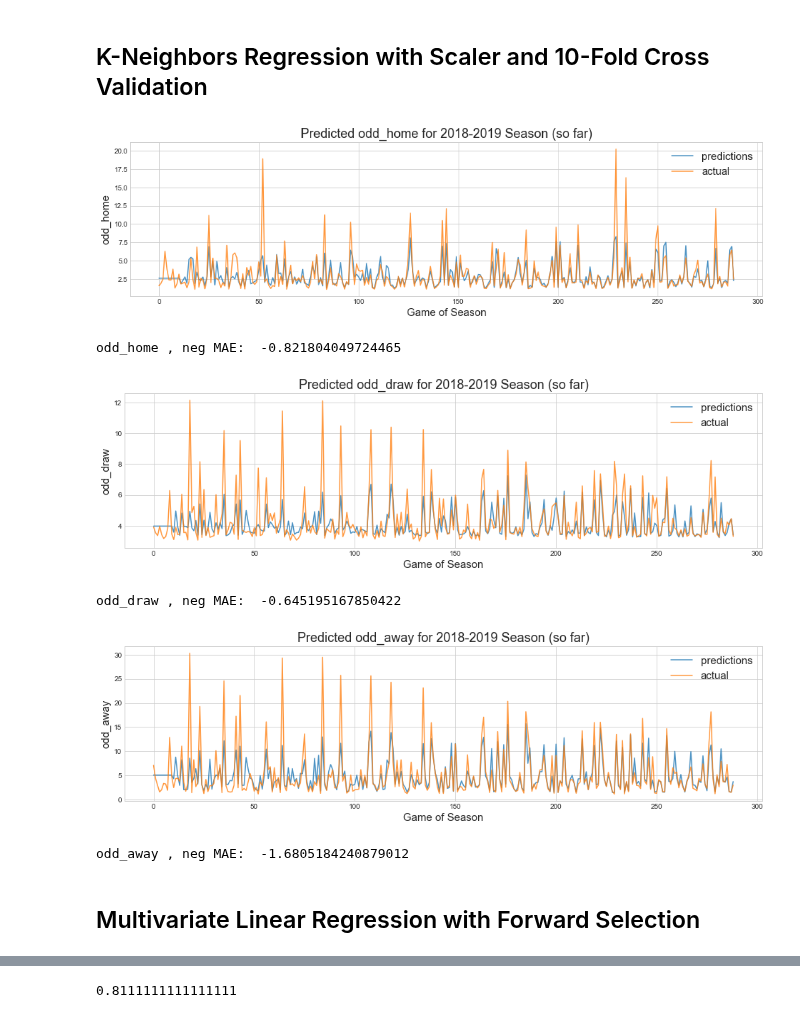
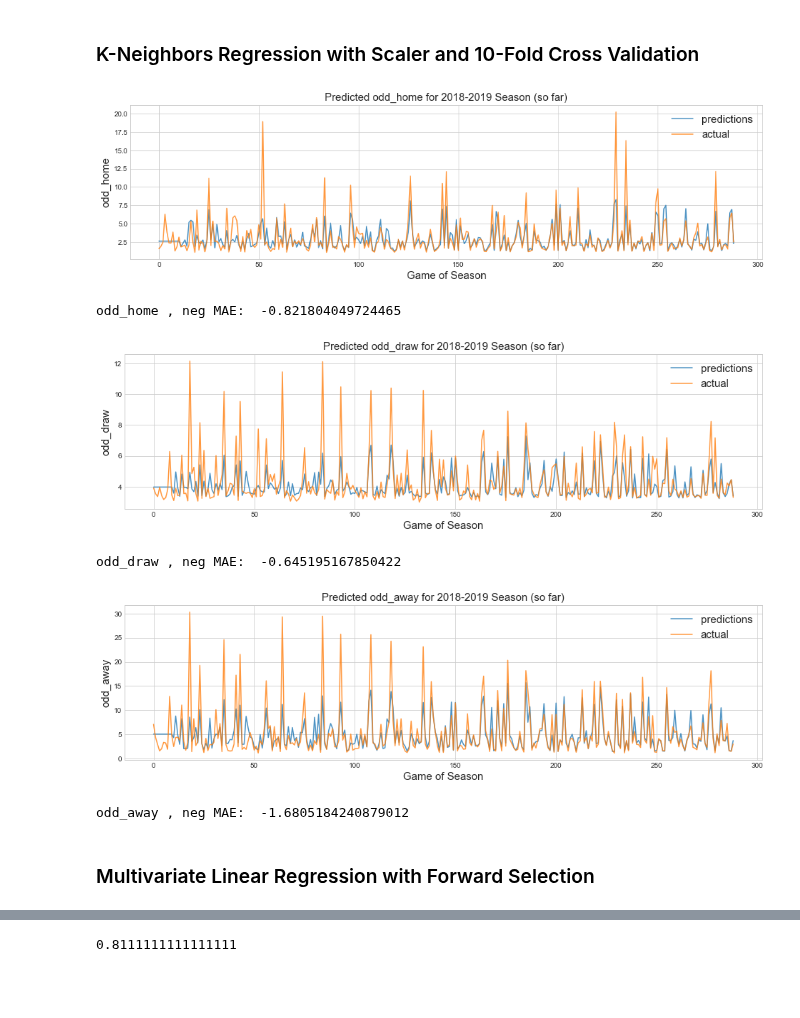
Before and after one commit to info370a-w19-finalproject2/final_project, a Jupyter notebook: predict_odds.ipynb, the cells around one changed output, grey strips where cells are left out. Cells and saved outputs as stored; diff of their text form; code cells hidden in the pictures; blank space fills up the shorter version.

```diff
--- a/predict_odds.ipynb
+++ b/predict_odds.ipynb
@@ -166,40 +183,40 @@ knn_reg = KNeighborsRegressor()
 
 columns_to_use = ['H_W', 'H_WR', 'H_avg_diff', 'A_W', 'A_WR', 'A_avg_diff']
 # %% [markdown]
-## K-Neighbors Regression with Scaler and 10-Fold Cross Validation
+### K-Neighbors Regression with Scaler and 10-Fold Cross Validation
 # %%
 # GRID SEARCH (K-NEIGHBORS REGRESSOR, SCALER)
 
 pipe = make_pipeline(scaler, knn_reg)
 param_grid = {
     'kneighborsregressor__n_neighbors':range(1, 20),
     'kneighborsregressor__weights':['uniform', 'distance']
 }
 grid = GridSearchCV(pipe, param_grid, cv=10, scoring="neg_mean_absolute_error")
 
 for odd_type in ['odd_home', 'odd_draw', 'odd_away']:
     grid.fit(df_past_seasons[columns_to_use], df_past_seasons[odd_type])
     predictions = grid.predict(df_1819[columns_to_use])
     score = grid.score(df_1819[columns_to_use], df_1819[odd_type])
 
     plt.figure(figsize=(16, 4))
     plt.plot(np.arange(len(predictions)), predictions, alpha=0.8, label='predictions')
     plt.plot(np.arange(len(predictions)), df_1819[odd_type].values, alpha=0.8, label='actual')
-    plt.title('Predicted '+odd_type+' for 2018-2019 Season (so far)', fontsize=18)
+    plt.title('Predicted '+odd_type+' for 2018-2019 Season (so far)', fontsize=15)
     plt.xlabel('Game of Season', fontsize=15)
     plt.ylabel(odd_type, fontsize=15)
     plt.legend(fontsize=15)
     plt.show()
     print(odd_type, ', neg MAE: ', score)
 # %% [output]
-[figure, old version]
+[figure, new version]
 odd_home , neg MAE:  -0.821804049724465
-[figure, old version]
+[figure, new version]
 odd_draw , neg MAE:  -0.645195167850422
-[figure, old version]
+[figure, new version]
 odd_away , neg MAE:  -1.6805184240879012
 # %% [markdown]
-## Multivariate Linear Regression with Forward Selection
+### Multivariate Linear Regression with Forward Selection
 # %%
 # FORWARD SELECTION
 
```
Also changed, not shown: parts of 2 cells of this notebook, 1 other file.
